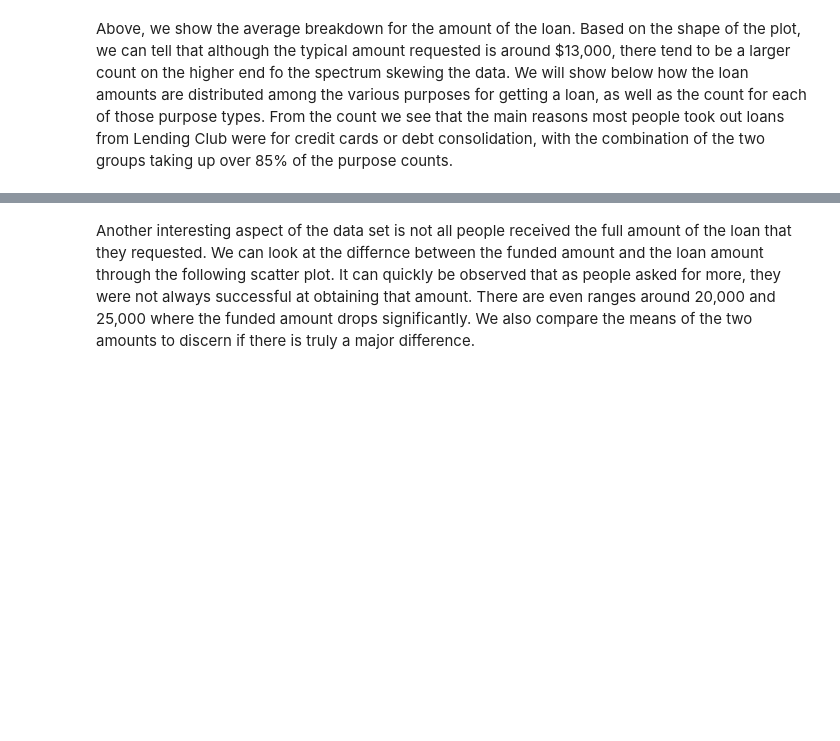
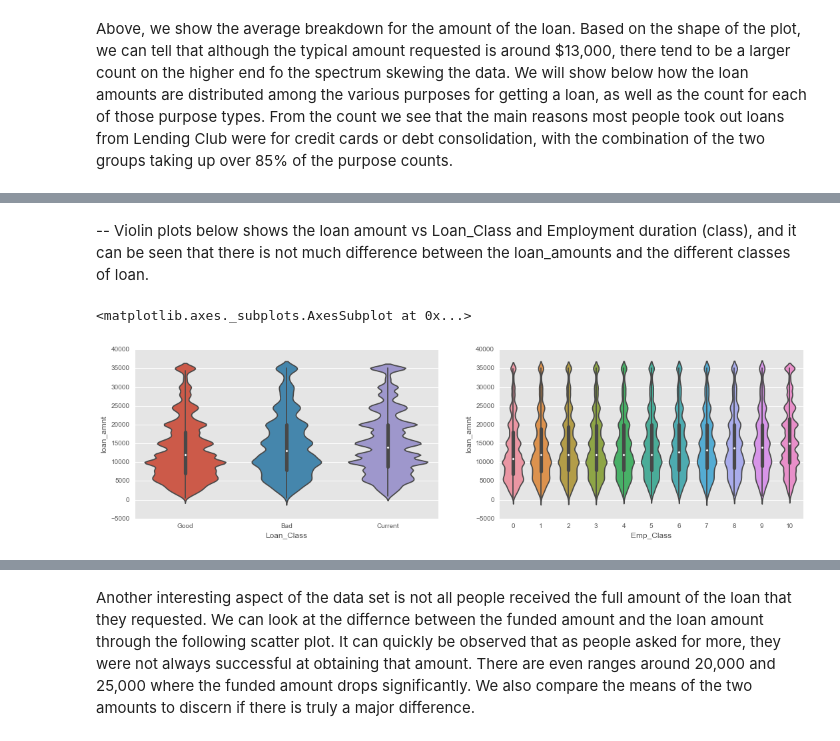
Before and after one commit to mridulja/MSDS7331_Project1, a Jupyter notebook: Data AnalysisV2.ipynb, the cells around one changed output, grey strips where cells are left out. Cells and saved outputs as stored; diff of their text form; code cells hidden in the pictures; blank space fills up the shorter version.

Commit message:
Updated_05292016_0100hrs_PST
Latest Updated verison with Violin and KDE plots added.

```diff
--- a/Data AnalysisV2.ipynb
+++ b/Data AnalysisV2.ipynb
@@ -311,0 +285,11 @@ Name: loan_amnt, dtype: int64
+# %% [markdown]
+-- Violin plots below shows the loan amount vs Loan_Class and Employment duration (class), and it can be seen that there is not much difference between the loan_amounts and the different classes of loan.
+# %%
+fig = plt.figure(figsize=(18, 10))
+ax1 = fig.add_subplot(2, 2, 1)
+sns.violinplot(x="Loan_Class", y="loan_amnt", data=loan_df, size=6)
+ax2 = fig.add_subplot(2, 2, 2)
+sns.violinplot(x="Emp_Class", y="loan_amnt", data=loan_df, size=6)
+# %% [output]
+<matplotlib.axes._subplots.AxesSubplot at 0x...>
+[figure, added]
```
Also changed, not shown: parts of 19 cells of this notebook.
